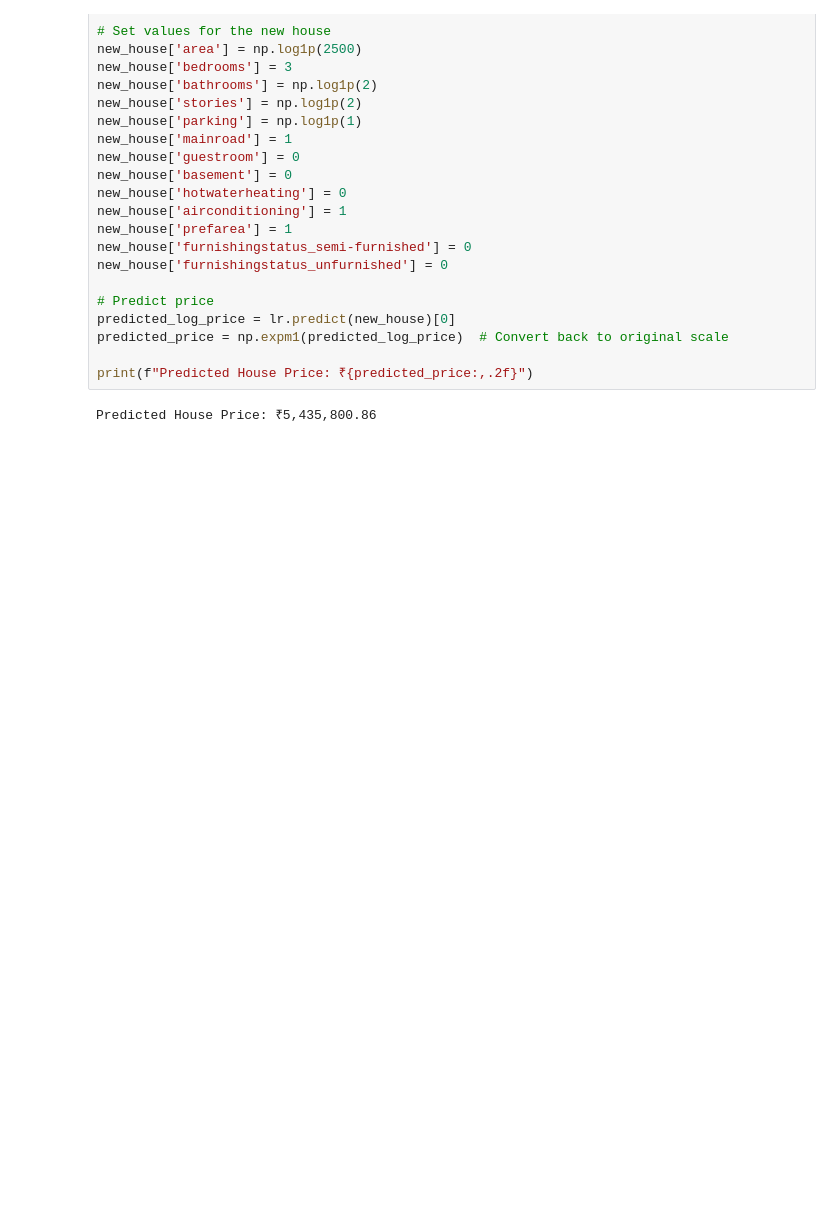
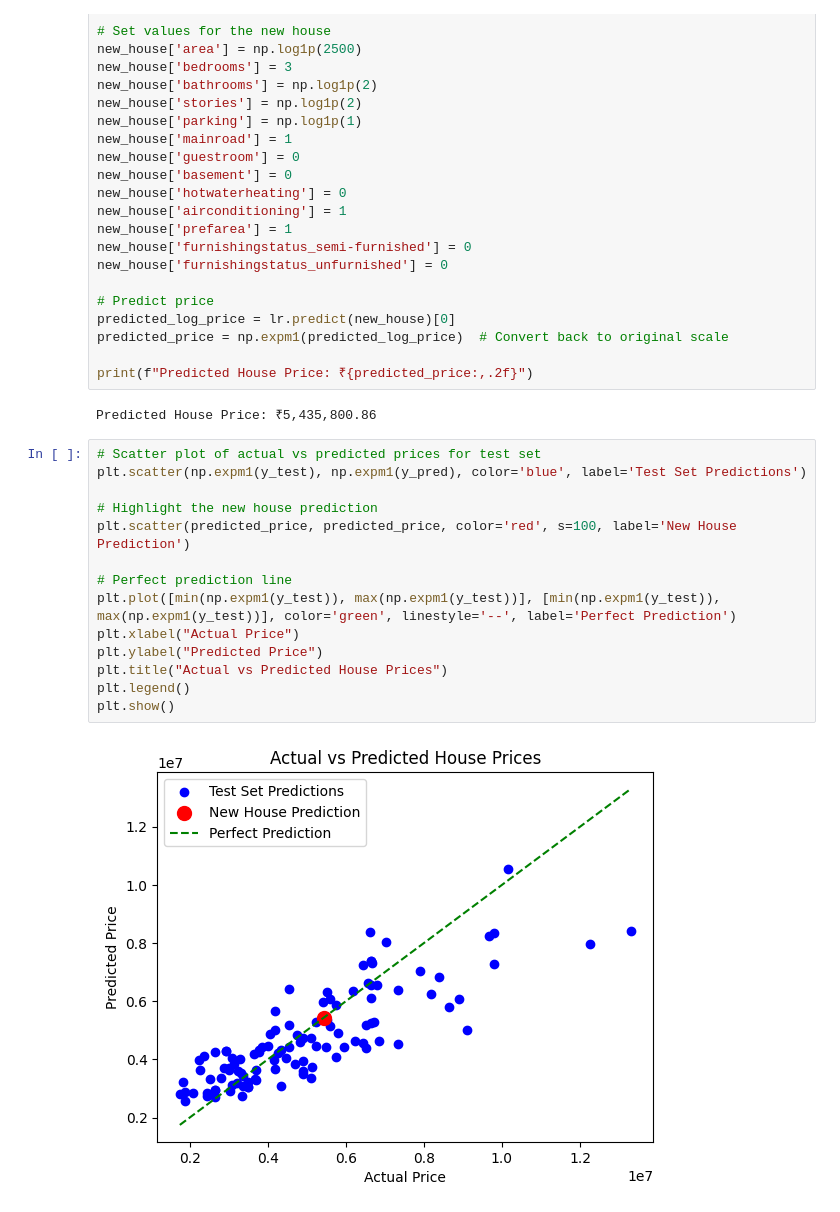
Before and after one commit to Sunmathi-A77/House_Price_Prediction, a Jupyter notebook: House_Price_Prediction.ipynb, the cells around one changed output. Saved outputs shown, nothing was run; the diff lists cells and outputs as text; blank space fills up the shorter version.

```diff
--- a/House_Price_Prediction.ipynb
+++ b/House_Price_Prediction.ipynb
@@ -403,3 +403,19 @@ predicted_price = np.expm1(predicted_log_price)  # Convert back to original scal
 print(f"Predicted House Price: ₹{predicted_price:,.2f}")
 # %% [output]
 Predicted House Price: ₹5,435,800.86
+# %%
+# Scatter plot of actual vs predicted prices for test set
+plt.scatter(np.expm1(y_test), np.expm1(y_pred), color='blue', label='Test Set Predictions')
+
+# Highlight the new house prediction
+plt.scatter(predicted_price, predicted_price, color='red', s=100, label='New House Prediction')
+
+# Perfect prediction line
+plt.plot([min(np.expm1(y_test)), max(np.expm1(y_test))], [min(np.expm1(y_test)), max(np.expm1(y_test))], color='green', linestyle='--', label='Perfect Prediction')
+plt.xlabel("Actual Price")
+plt.ylabel("Predicted Price")
+plt.title("Actual vs Predicted House Prices")
+plt.legend()
+plt.show()
+# %% [output]
+[figure, added]
```
